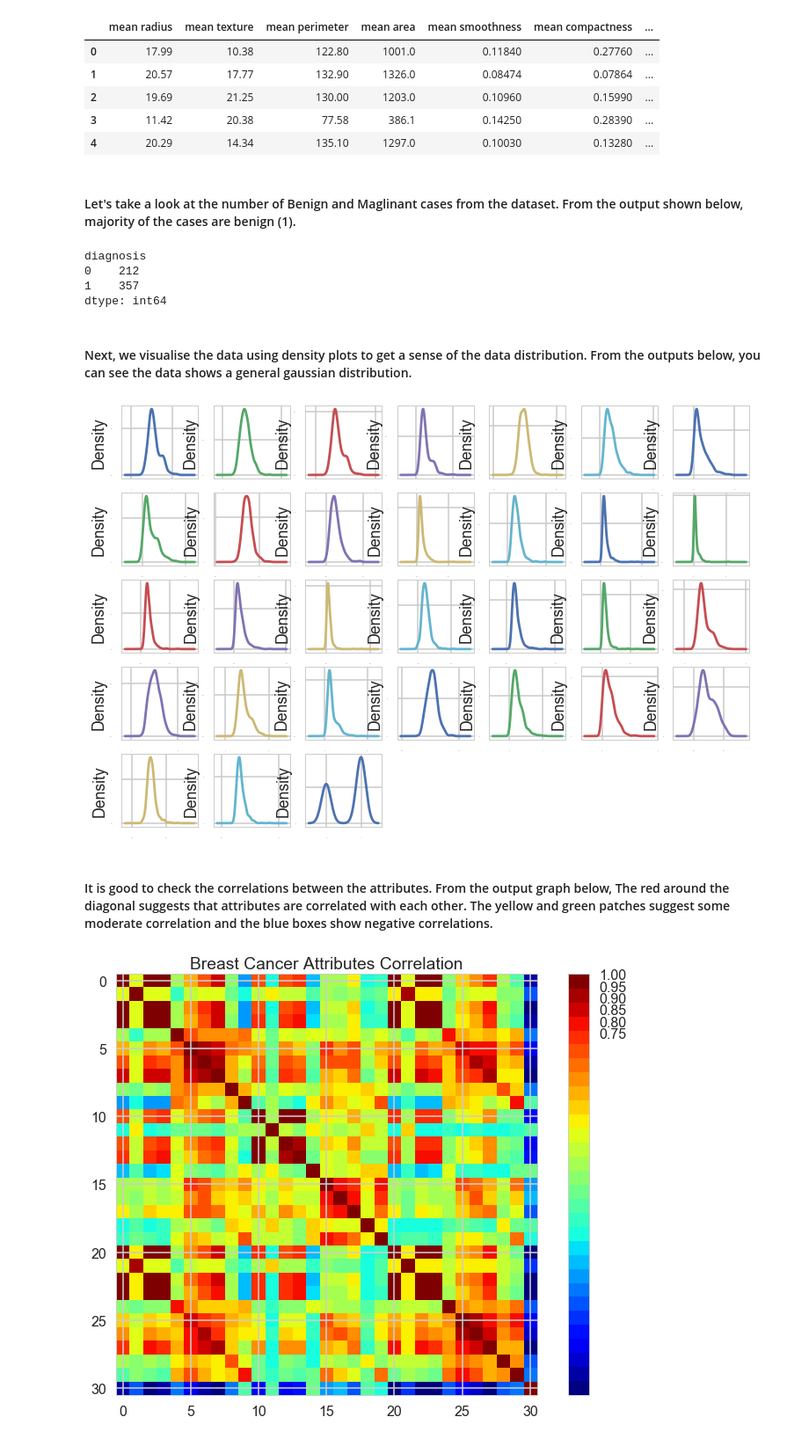
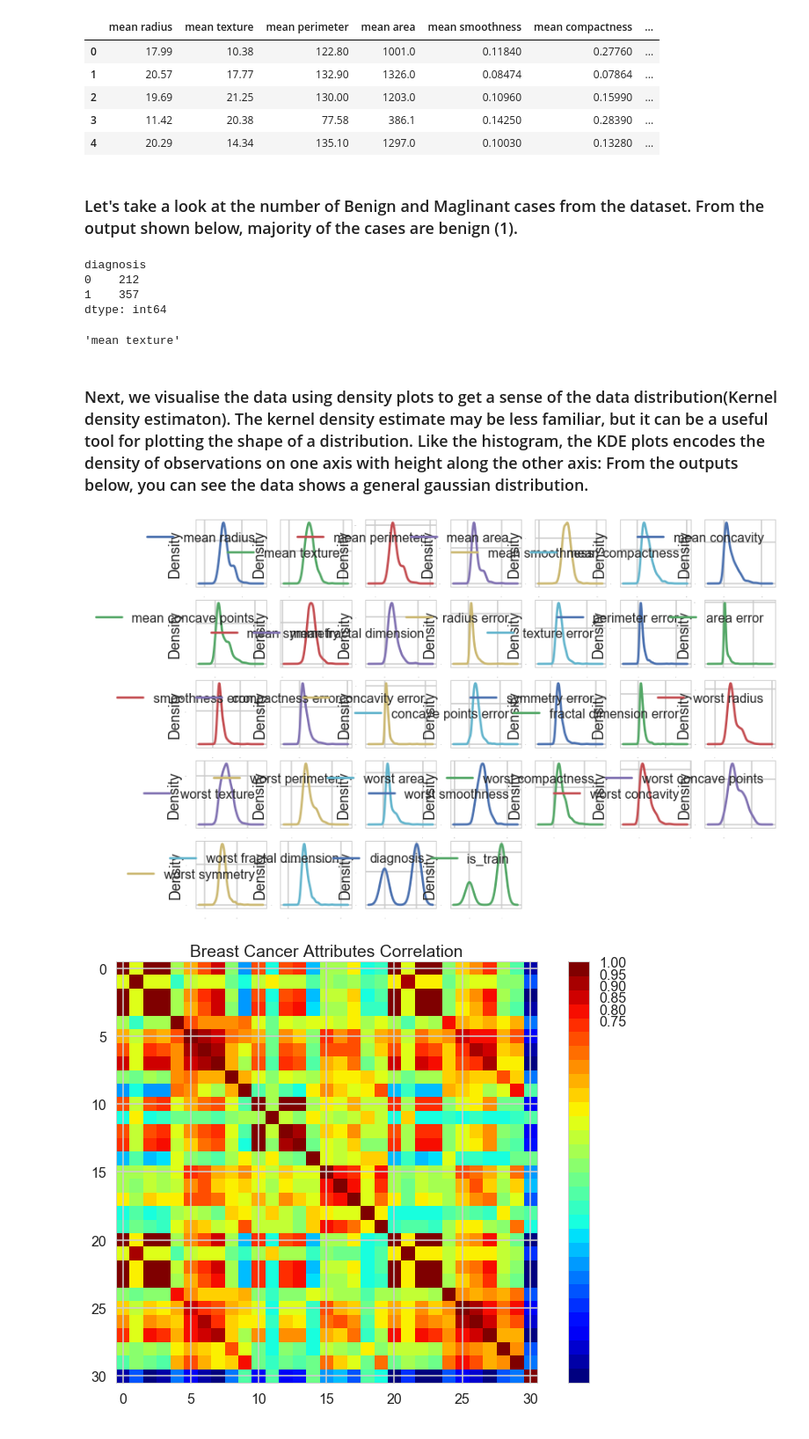
Before and after one commit to jl3392/Capstone-Design, a Jupyter notebook: final_project_code.ipynb, the cells around one changed output. Shown at 88% size. Drawn from its saved outputs; the diff is of its cells as text; code cells hidden in the pictures.

```diff
--- a/final_project_code.ipynb
+++ b/final_project_code.ipynb
@@ -145,7 +147,7 @@ df.head()
 | 3 | 11.42 | 20.38 | 77.58 | 386.1 | 0.14250 | 0.28390 | ... |
 | 4 | 20.29 | 14.34 | 135.10 | 1297.0 | 0.10030 | 0.13280 | ... |
 # %% [markdown]
-#### Let's take a look at the number of Benign and Maglinant cases from the dataset. From the output shown below, majority of the cases are benign (1).
+### Let's take a look at the number of Benign and Maglinant cases from the dataset. From the output shown below, majority of the cases are benign (1).
 # %%
 print(df.groupby('diagnosis').size())
 # %% [output]
@@ -153,12 +155,17 @@ diagnosis
 0    212
 1    357
 dtype: int64
+# %%
+df.columns[1]
+# %% [output]
+'mean texture'
 # %% [markdown]
-#### Next, we visualise the data using density plots to get a sense of the data distribution. From the outputs below, you can see the data shows a general gaussian distribution.
+### Next, we visualise the data using density plots to get a sense of the data distribution(Kernel density estimaton). The kernel density estimate may be less familiar, but it can be a useful tool for plotting the shape of a distribution. Like the histogram, the KDE plots encodes the density of observations on one axis with height along the other axis: From the outputs below, you can see the data shows a general gaussian distribution.
 # %%
-df.plot(kind='density', subplots=True, layout=(5,7), sharex=False, legend=False, fontsize=1)
+df.plot(kind='density', subplots=True, layout=(5,7), sharex=False, legend=True, fontsize=1)
+#plt.legend(loc=1)
+
+
 plt.show()
 # %% [output]
-[figure, old version]
+[figure, new version]
-# %% [markdown]
-#### It is good to check the correlations between the attributes. From the output graph below, The red around the diagonal suggests that attributes are correlated with each other. The yellow and green patches suggest some moderate correlation and the blue boxes show negative correlations.
```
Also changed, not shown: parts of 26 cells of this notebook.
